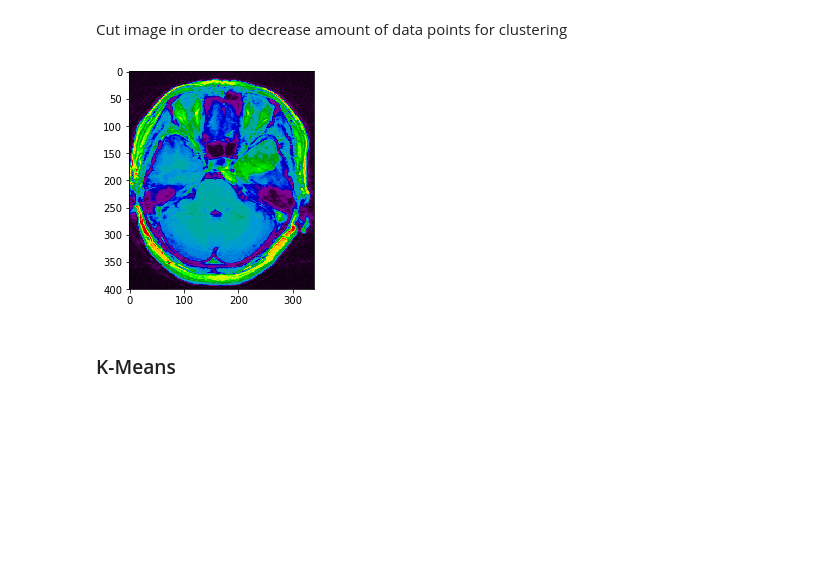
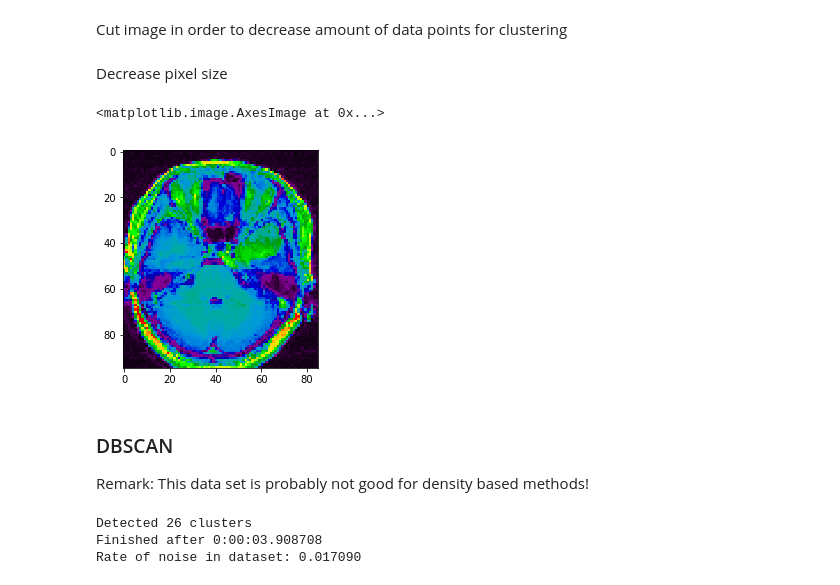
Before and after one commit to clustertoolsgroup/consensus_clustering, a Jupyter notebook: Real Datasets - Image Segmentation.ipynb, the cells around one changed output. Saved outputs shown, nothing was run; the diff lists cells and outputs as text; code cells hidden in the pictures; blank space fills up the shorter version.

```diff
--- a/Real Datasets - Image Segmentation.ipynb
+++ b/Real Datasets - Image Segmentation.ipynb
@@ -72,13 +74,54 @@ data_large=brainarr_rgb.reshape((262144,4))
 # %% [markdown]
 Cut image in order to decrease amount of data points for clustering
 # %%
-brainarr_rgb_small=brainarr_rgb[np.arange(50,450),:,:]
+brainarr_rgb_small=brainarr_rgb[np.arange(50,300),:,:]
 brainarr_rgb_small=brainarr_rgb_small[:,np.arange(100,440),:]
-plt.imshow(brainarr_rgb_small)
+#plt.imshow(brainarr_rgb_small)
 
-#visualize as 4x4 plots, for each of the 4 dimensions
-data=brainarr_rgb_small.reshape((136000,4))
+#brainarr_grey_small=brainarr2[np.arange(50,300),:]
+#brainarr_grey_small=brainarr_grey_small[:,np.arange(100,440)]
+
+data_small=brainarr_rgb_small.reshape((85000,4))
+#data_small_grey=brainarr_grey_small.reshape((85000,1))
-# %% [output]
-[figure, removed]
-# %% [markdown]
-### K-Means
+# %% [markdown]
+Decrease pixel size
+# %%
+#np.shape(brainarr_grey_small)
+
+#brainarr_grey_decr=brainarr_grey_small[np.arange(0,250,4),:]
+#brainarr_grey_decr=brainarr_grey_decr[:,np.arange(0,340,4)]
+
+#data_grey_decr=np.reshape(brainarr_grey_decr,(5355,1))
+
+#plt.imshow(brainarr_grey_decr)
+
+
+brainarr_rgb_decr_cut=brainarr_rgb_small[np.arange(0,250,4),:,:]
+brainarr_rgb_decr_cut=brainarr_rgb_decr_cut[:,np.arange(0,340,4),:]
+data_rgb_decr_cut=np.reshape(brainarr_rgb_decr_cut,(5355,4))
+
+#plt.imshow(brainarr_rgb_decr)
+
+#not cut
+brainarr_rgb_decr=brainarr_rgb[np.arange(50,430,4),:,:]
+brainarr_rgb_decr=brainarr_rgb_decr[:,np.arange(100,440,4),:]
+data_rgb_decr=np.reshape(brainarr_rgb_decr,(np.shape(brainarr_rgb_decr)[0]*np.shape(brainarr_rgb_decr)[1],4))
+
+plt.imshow(brainarr_rgb_decr)
+# %% [output]
+<matplotlib.image.AxesImage at 0x...>
+[figure, added]
+# %% [markdown]
+### DBSCAN
+
+Remark: This data set is probably not good for density based methods!
+# %%
+data_scaled=scale_data(data_rgb_decr[:,0:3])
+
+dbscan_obj = density.DBSCAN(data_scaled,eps=0.2, minPts=17)
+dbscan_obj.fit()
+labels = np.array(dbscan_obj._cluster_labels)
+# %% [output]
+Detected 26 clusters
+Finished after 0:00:03.908708
+Rate of noise in dataset: 0.017090
```
Also changed, not shown: parts of 25 cells of this notebook, 3 other files.
